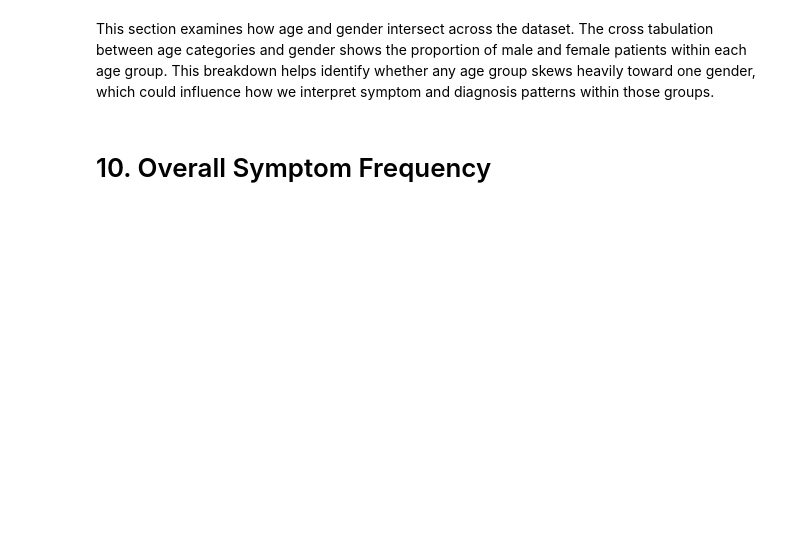
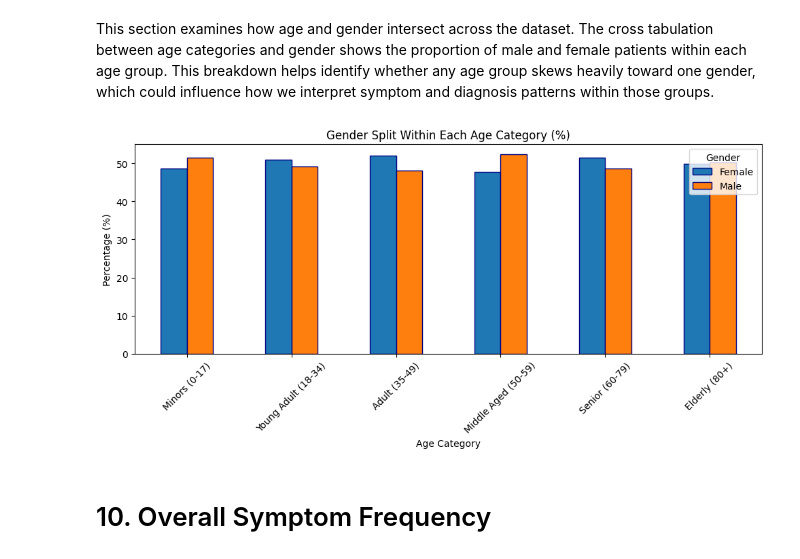
Before and after one commit to saranya-22-06/COVID-19-Patient-Symptoms-Diagnosis-Dataset, a Jupyter notebook: Desktop/405 GROUP PROJECT/Project1.ipynb, the cells around one changed output. Drawn from its saved outputs; the diff is of its cells as text; code cells hidden in the pictures; blank space fills up the shorter version.

```diff
--- a/Desktop/405 GROUP PROJECT/Project1.ipynb
+++ b/Desktop/405 GROUP PROJECT/Project1.ipynb
@@ -324,6 +466,22 @@ between age categories and gender shows the proportion of male and female patien
 each age group. This breakdown helps identify whether any age group skews heavily toward
 one gender, which could influence how we interpret symptom and diagnosis patterns within
 those groups.
+# %%
+fig, ax = plt.subplots(figsize=(10, 5))
+
+gender_within_age.plot(kind='bar', ax=ax, edgecolor='navy')
+
+ax.set_title('Gender Split Within Each Age Category (%)')
+ax.set_xlabel('Age Category')
+ax.set_ylabel('Percentage (%)')
+ax.tick_params(axis='x', rotation=45)
+ax.legend(title='Gender')
+
+plt.tight_layout()
+plt.savefig('figures/section9_age_gender_breakdown.png')
+plt.show()
+# %% [output]
+[figure, added]
 # %% [markdown]
 # 10. Overall Symptom Frequency
 # %%
```
Also changed, not shown: parts of 35 cells of this notebook, 2 other files.
